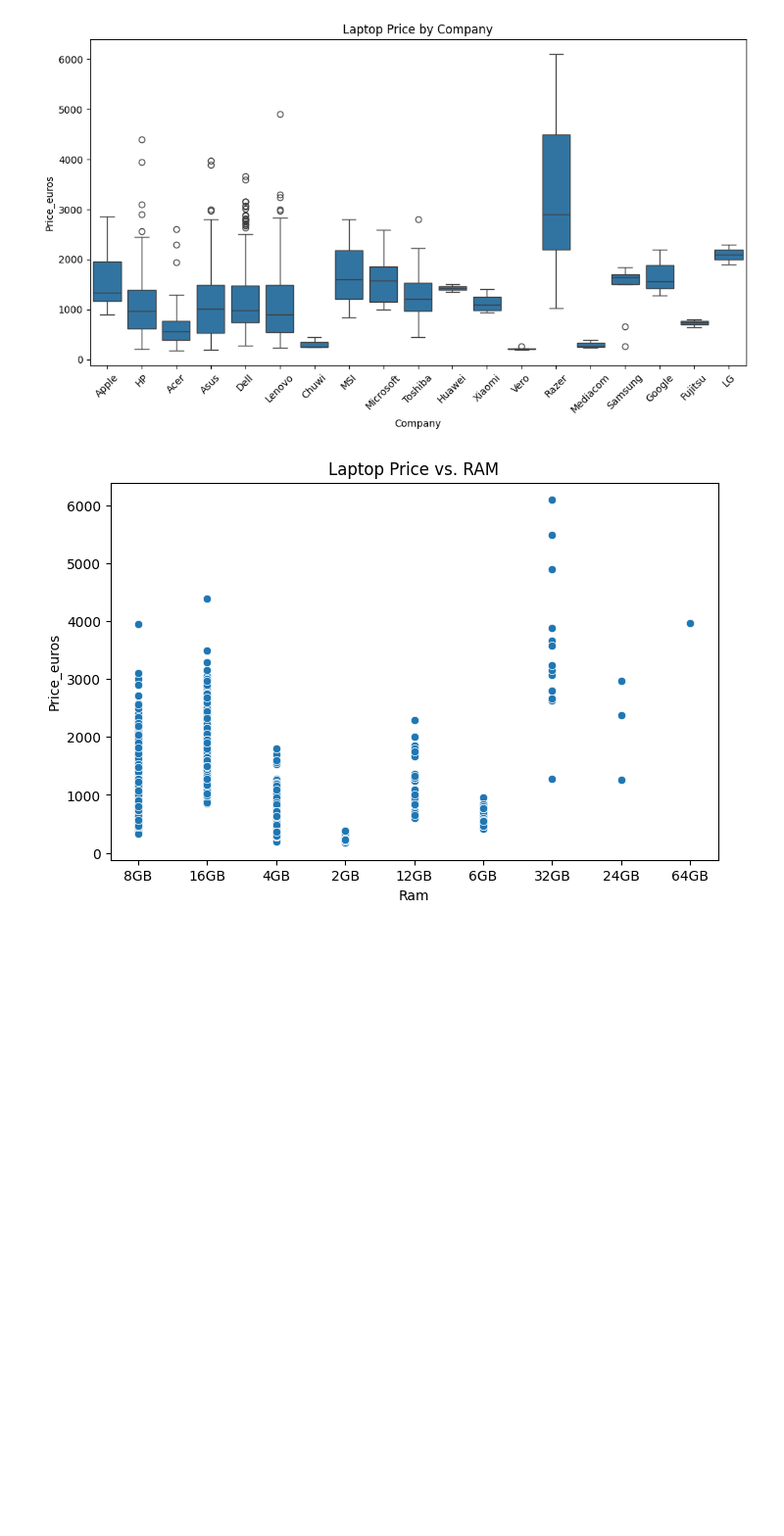
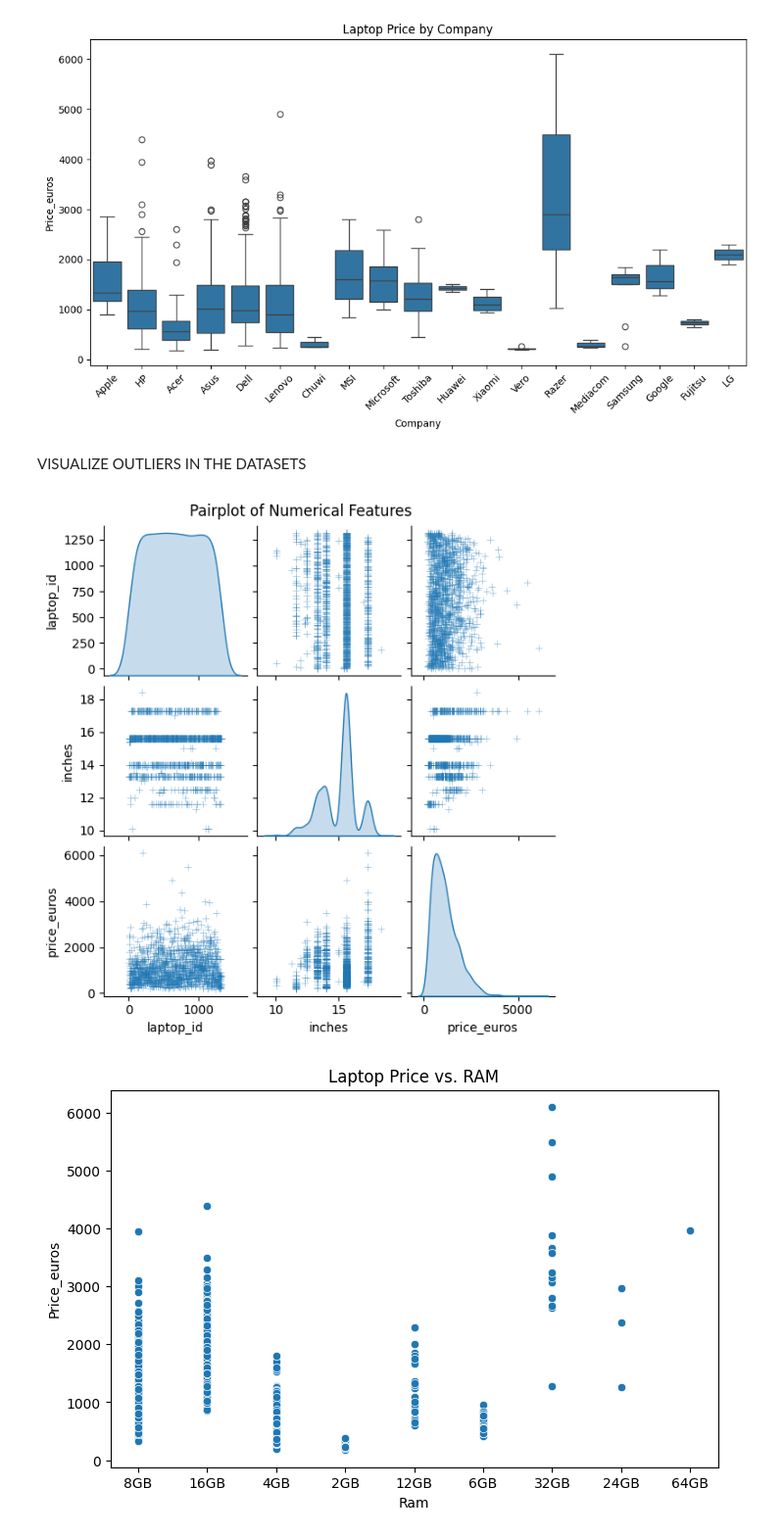
Before and after one commit to scientistEgong/Laptop-Price-Prediction-Model, a Jupyter notebook: Project_Files/Notebook_Files/Exploratory_Data_Analysis/Exploratory_Data_Analysis.ipynb.ipynb, the cells around one changed output. Shown at 98% size. Saved outputs shown, nothing was run; the diff lists cells and outputs as text; code cells hidden in the pictures; blank space fills up the shorter version.

```diff
--- a/Project_Files/Notebook_Files/Exploratory_Data_Analysis/Exploratory_Data_Analysis.ipynb.ipynb
+++ b/Project_Files/Notebook_Files/Exploratory_Data_Analysis/Exploratory_Data_Analysis.ipynb.ipynb
@@ -220,6 +198,17 @@ plt.title("Laptop Price by Company")
 plt.show()
 # %% [output]
 [figure]
+# %% [markdown]
+VISUALIZE OUTLIERS IN THE DATASETS
+# %%
+# DISPLAY OUTLIERS IN THE DATASETS AND THEIR RELATIONSHIPS USING PAIRPLOTS, HEATMAPS AND SCATTER PLOTS.
+# Pairplots to visualize relationships between numerical features.
+numerical_col = df.select_dtypes(include=["int64", "float64"]).columns
+sns.pairplot(df[numerical_col], diag_kind="kde", markers="+", plot_kws={"alpha": 0.5}, height=2)
+plt.suptitle("Pairplot of Numerical Features", y=1.02)
+plt.show()
+# %% [output]
+[figure, added]
 # %%
 plt.figure(figsize=(8,5))
 sns.scatterplot(x='Ram', y='Price_euros', data=df)
```
Also changed, not shown: parts of 9 cells of this notebook.
